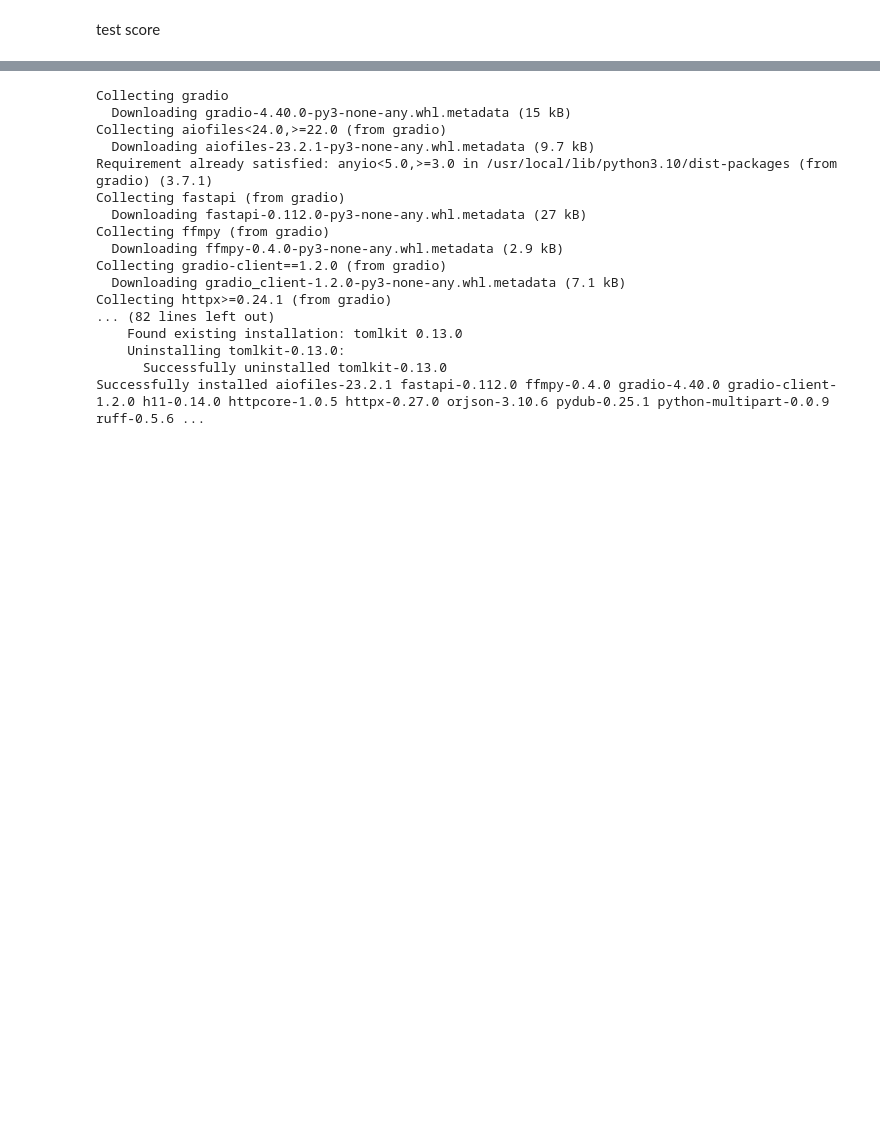
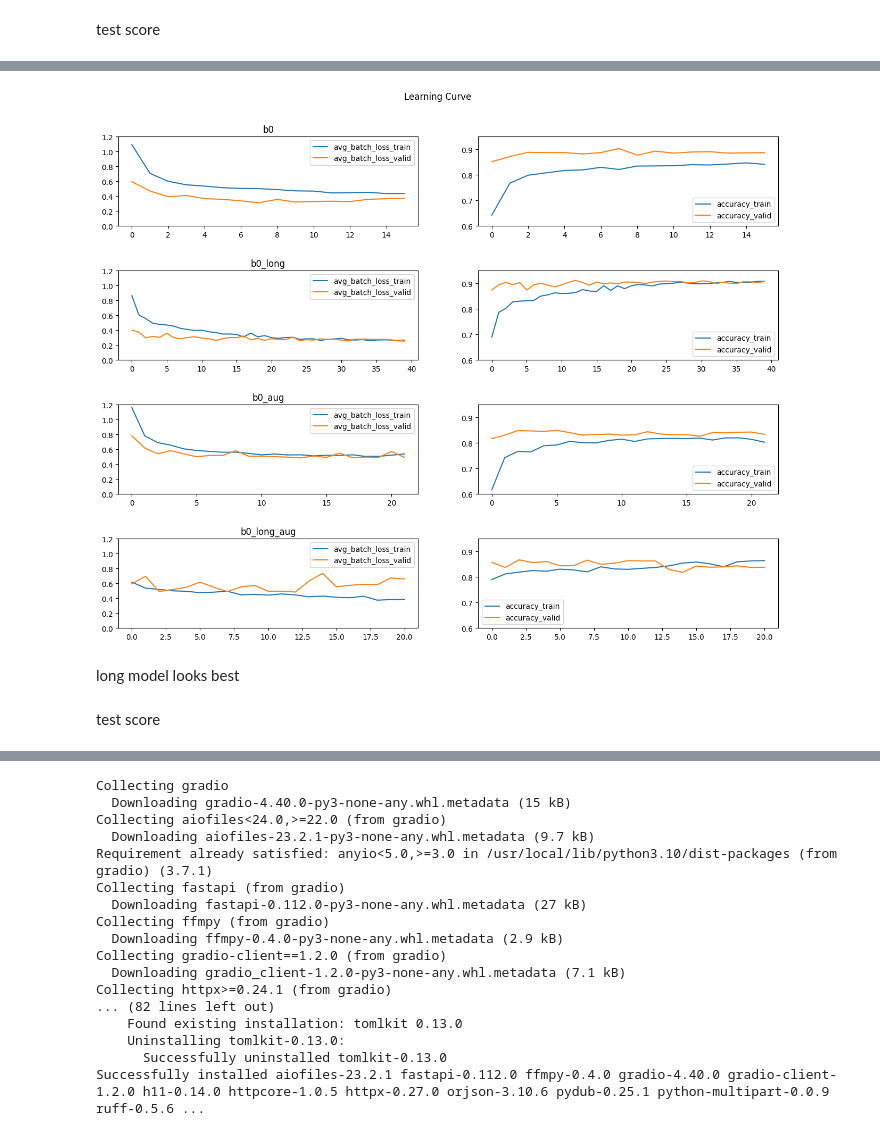
Before and after one commit to zy0531/EcoTrashAI, a Jupyter notebook: notebooks/garbage.ipynb, the cells around one changed output, grey strips where cells are left out. Cells and saved outputs as stored; diff of their text form; code cells hidden in the pictures; blank space fills up the shorter version.

```diff
--- a/notebooks/garbage.ipynb
+++ b/notebooks/garbage.ipynb
@@ -267,19 +285,20 @@ epochs = 100
 
 b0 = b0.to(device)
 optimizer = torch.optim.Adam(params=b0.parameters(), lr=0.001)
+scheduler = ReduceLROnPlateau(optimizer, mode='min', patience=4, factor=0.1, verbose=True)
 loss_fn = torch.nn.CrossEntropyLoss()
 early_stopping = stw.workflow.EarlyStopping(patience=8)
 result = stw.workflow.train(model=b0,
                                   train_dataloader=train_loader,
                                   validation_dataloader=valid_loader,
                                   optimizer=optimizer,
-                                  scheduler=None,
+                                  scheduler=scheduler,
                                   loss_fn=loss_fn,
                                   metrics=metrics,
                                   task_type=task_type,
                                   epochs=epochs,
                                   early_stopping=early_stopping,
-                                  save_freq=5,
+                                  save_freq=0,
                                   save_path='checkpoint_b0.pt',
                                   device=device)
 # %% [output]
@@ -314,5 +337,5 @@ The validation loss is better than the train loss. Perhaps the validation set is
 test score
 # %%
 b0 = stw.models.EfficientNets.initialize_efficinet_b0(6).to(device)
-stw.pytorch_tools.load_model_state(b0, target_dir='/content', model_name= f'checkpoint_b0_early_stopping.pt')
+stw.pytorch_tools.load_model_state(b0, target_dir='/content', model_name= f'checkpoint_b0_best_model.pt')
 # %% [output]
@@ -527,4 +355,0 @@ worse than no augmentation
-# %%
-
-test_model = stw.models.EfficientNets.initialize_efficinet_b2(6).to(device)
-stw.pytorch_tools.load_model_state(test_model, target_dir='/content', model_name= f'checkpoint_b2_0_001_early_stopping.pt')
@@ -548,0 +358,21 @@ result[['avg_batch_loss_train', 'avg_batch_loss_valid']].plot(kind='line')
+# %%
+from torch import nn
+
+stw.pytorch_tools.set_random_seed(seed=0)
+
+classifier = nn.Sequential(nn.Dropout(p=0.5, inplace=True),
+                           nn.Linear(in_features=1280, out_features=512),
+                           nn.ReLU(),
+                           nn.BatchNorm1d(512),
+                           nn.Dropout(p=0.5),
+                           nn.Linear(512, 6))
+
+b0_long = stw.models.EfficientNets.initialize_efficinet_b0(6, classifier)
+
+b0_aug = stw.models.EfficientNets.initialize_efficinet_b0(6)
+
+b0_long_aug = stw.models.EfficientNets.initialize_efficinet_b0(6, classifier)
+
+models = [b0_long, b0_aug, b0_long_aug]
+model_names = ['b0_long', 'b0_aug', 'b0_long_aug']
+train_loaders = [train_loader, train_augmentation_loader, train_augmentation_loader]
@@ -548,0 +438,19 @@ result[['avg_batch_loss_train', 'avg_batch_loss_valid']].plot(kind='line')
+# %%
+all_model_names = ['b0', 'b0_long', 'b0_aug', 'b0_long_aug']
+
+fig, ax = plt.subplots(4, 2, figsize=(16, 12))
+fig.subplots_adjust(hspace=0.5)
+for i in range(4):
+    result = pd.read_csv(f'checkpoint_{all_model_names[i]}.csv')
+    result[['avg_batch_loss_train', 'avg_batch_loss_valid']].plot(kind='line', ax=ax[i][0])
+    ax[i][0].set_title(f'{all_model_names[i]}')
+    ax[i][0].set_ylim(0, 1.2)
+    ax[i][1].set_ylim(0.6, 0.95)
+    result[['accuracy_train', 'accuracy_valid']].plot(kind='line', ax=ax[i][1])
+plt.suptitle('Learning Curve', y=0.95);
+# %% [output]
+[figure, added]
+# %% [markdown]
+long model looks best
+# %% [markdown]
+test score
```
Also changed, not shown: parts of 50 cells of this notebook.
